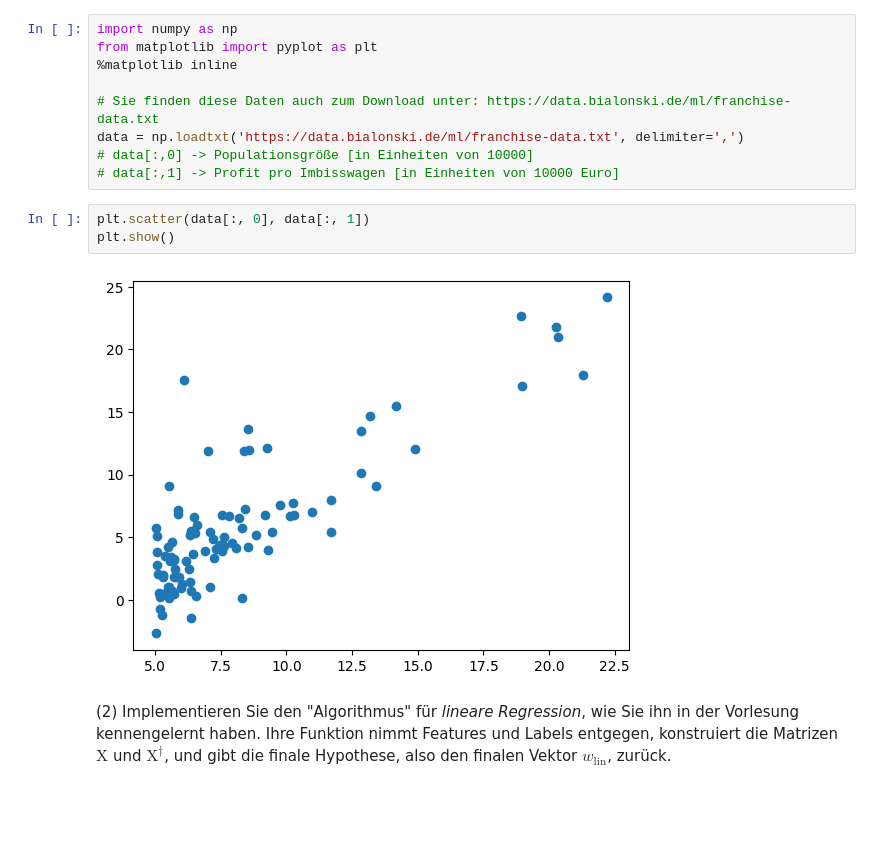
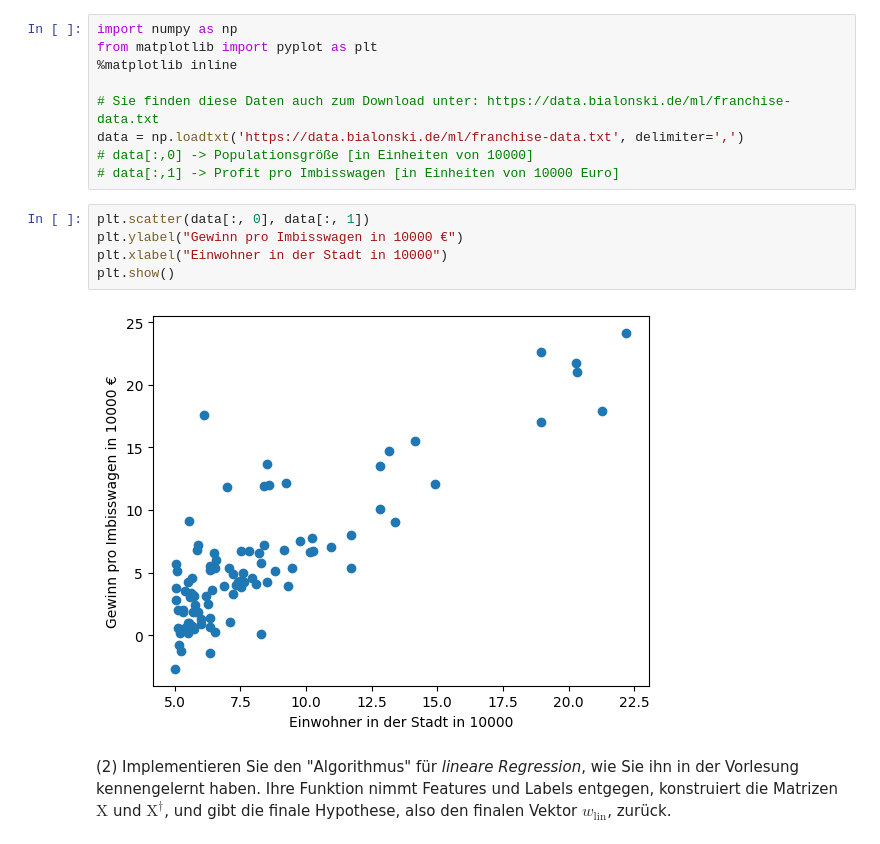
Before and after one commit to cortex359/ml1.ws25, a Jupyter notebook: uebung6/TKKR-6-Lineare-Regression-und-Klassifikation.ipynb, the cells around one changed output. Cells and saved outputs as stored; diff of their text form; blank space fills up the shorter version.

```diff
--- a/uebung6/TKKR-6-Lineare-Regression-und-Klassifikation.ipynb
+++ b/uebung6/TKKR-6-Lineare-Regression-und-Klassifikation.ipynb
@@ -43,9 +43,11 @@ data = np.loadtxt('https://data.bialonski.de/ml/franchise-data.txt', delimiter='
 # data[:,1] -> Profit pro Imbisswagen [in Einheiten von 10000 Euro]
 # %%
 plt.scatter(data[:, 0], data[:, 1])
+plt.ylabel("Gewinn pro Imbisswagen in 10000 €")
+plt.xlabel("Einwohner in der Stadt in 10000")
 plt.show()
 # %% [output]
-[figure, old version]
+[figure, new version]
 # %% [markdown]
 (2) Implementieren Sie den "Algorithmus" für *lineare Regression*, wie Sie ihn in der Vorlesung kennengelernt haben. Ihre Funktion nimmt Features und Labels entgegen, konstruiert die Matrizen $\text{X}$ und $\text{X}^\dagger$, und gibt die finale Hypothese, also den finalen Vektor $w_\text{lin}$, zurück.
 # %%
```
Also changed, not shown: parts of 14 cells of this notebook, 1 other file.
